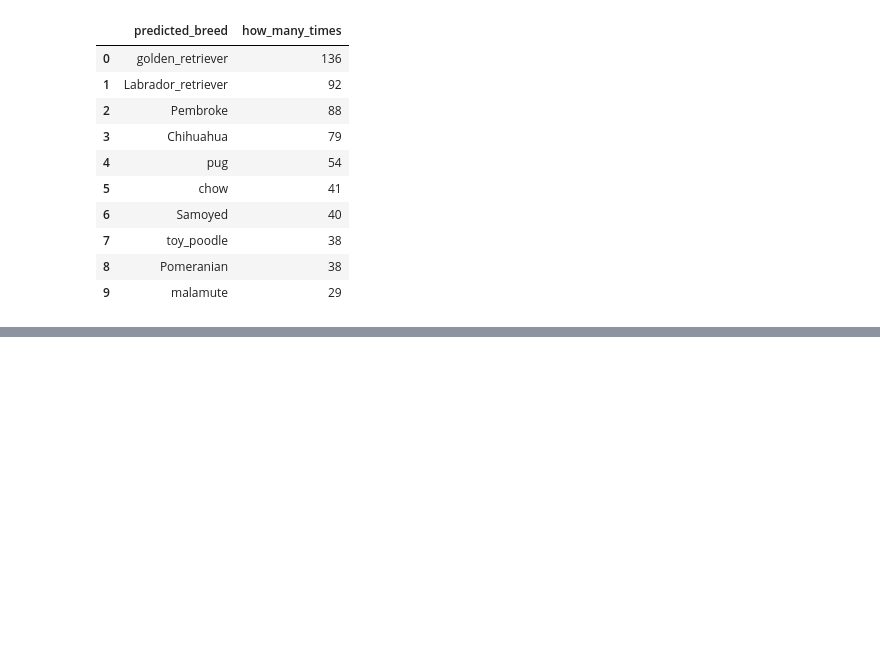
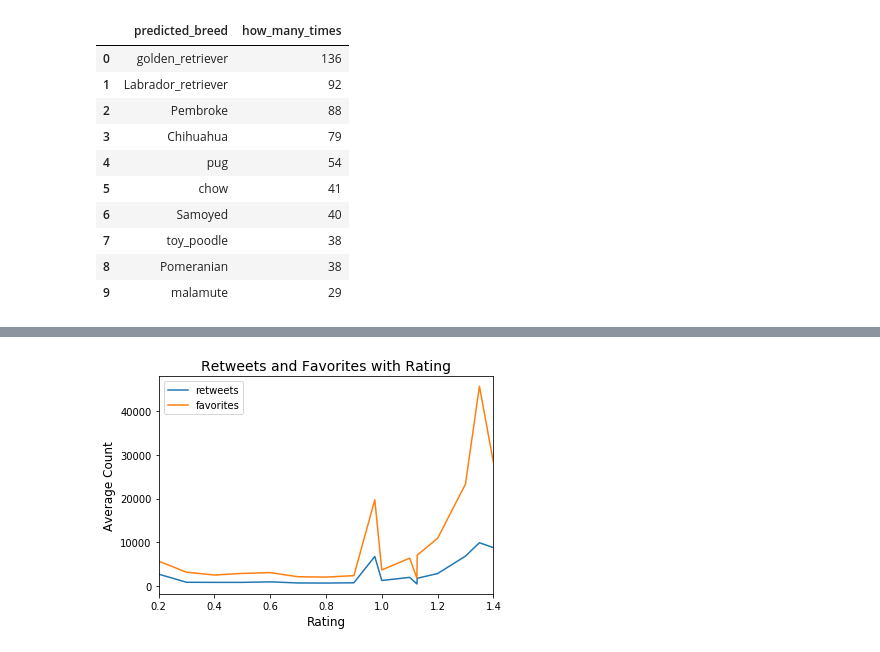
Before and after one commit to marooned20/Udacity-Data-Wrangling, a Jupyter notebook: wrangle_act.ipynb, the cells around one changed output, grey strips where cells are left out. Saved outputs shown, nothing was run; the diff lists cells and outputs as text; code cells hidden in the pictures; blank space fills up the shorter version.

```diff
--- a/wrangle_act.ipynb
+++ b/wrangle_act.ipynb
@@ -1097,0 +1063,5 @@ Text(0,0.5,'Average Rating')
+# %%
+# get average retweets and favorites with respect to ratings
+rt_by_ratings = final_df.groupby(['rating'])[['retweets','favorites']].mean()
+rt_by_ratings = rt_by_ratings.reset_index()
+rt_by_ratings
@@ -1097,0 +1087,8 @@ Text(0,0.5,'Average Rating')
+# %%
+# plot average retweets and favorites with respect to ratings
+rt_by_ratings[['rating', 'retweets', 'favorites']].plot(x='rating')
+plt.xlabel('Rating', fontsize=12)
+plt.ylabel('Average Count', fontsize=12)
+plt.title('Retweets and Favorites with Rating', fontsize=14);
+# %% [output]
+[figure, added]
```
Also changed, not shown: parts of 8 cells of this notebook.
